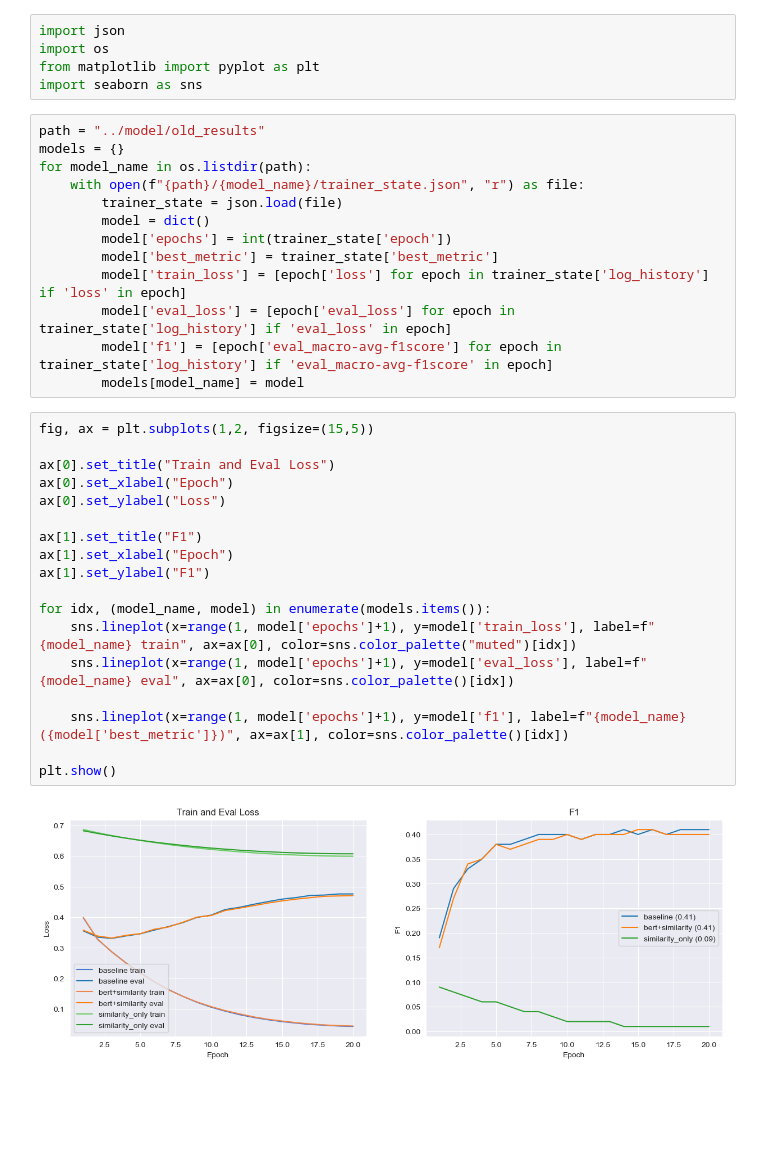
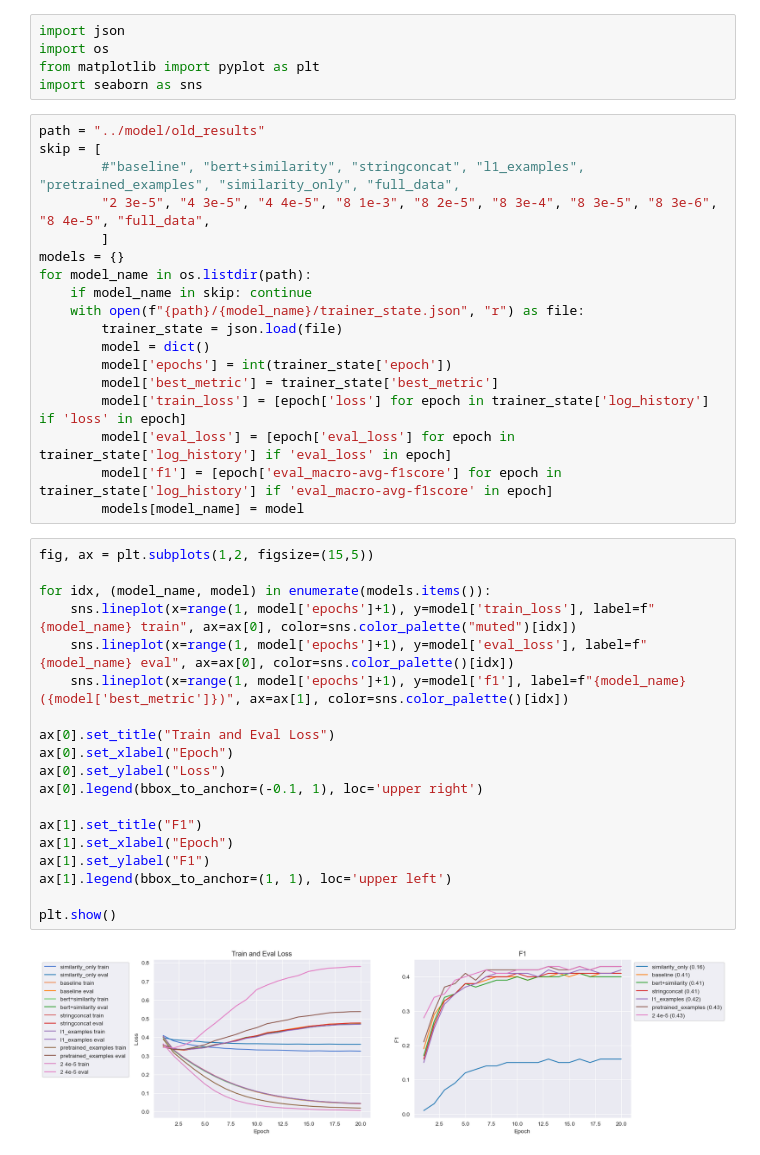
Before and after one commit to su0315/SemEval23_Human_Values_Detection, a Jupyter notebook: model/loss_f1_plot.ipynb, the cells around one changed output. Saved outputs shown, nothing was run; the diff lists cells and outputs as text; blank space fills up the shorter version.

```diff
--- a/model/loss_f1_plot.ipynb
+++ b/model/loss_f1_plot.ipynb
@@ -5,8 +5,13 @@ from matplotlib import pyplot as plt
 import seaborn as sns
 # %%
 path = "../model/old_results"
+skip = [
+        #"baseline", "bert+similarity", "stringconcat", "l1_examples", "pretrained_examples", "similarity_only", "full_data",
+        "2 3e-5", "4 3e-5", "4 4e-5", "8 1e-3", "8 2e-5", "8 3e-4", "8 3e-5", "8 3e-6", "8 4e-5", "full_data",
+        ]
 models = {}
 for model_name in os.listdir(path):
+    if model_name in skip: continue
     with open(f"{path}/{model_name}/trainer_state.json", "r") as file:
         trainer_state = json.load(file)
         model = dict()
@@ -18,21 +23,22 @@ for model_name in os.listdir(path):
         models[model_name] = model
 # %%
 fig, ax = plt.subplots(1,2, figsize=(15,5))
+
+for idx, (model_name, model) in enumerate(models.items()):
+    sns.lineplot(x=range(1, model['epochs']+1), y=model['train_loss'], label=f"{model_name} train", ax=ax[0], color=sns.color_palette("muted")[idx])
+    sns.lineplot(x=range(1, model['epochs']+1), y=model['eval_loss'], label=f"{model_name} eval", ax=ax[0], color=sns.color_palette()[idx])
+    sns.lineplot(x=range(1, model['epochs']+1), y=model['f1'], label=f"{model_name} ({model['best_metric']})", ax=ax[1], color=sns.color_palette()[idx])
 
 ax[0].set_title("Train and Eval Loss")
 ax[0].set_xlabel("Epoch")
 ax[0].set_ylabel("Loss")
+ax[0].legend(bbox_to_anchor=(-0.1, 1), loc='upper right')
 
 ax[1].set_title("F1")
 ax[1].set_xlabel("Epoch")
 ax[1].set_ylabel("F1")
-
-for idx, (model_name, model) in enumerate(models.items()):
-    sns.lineplot(x=range(1, model['epochs']+1), y=model['train_loss'], label=f"{model_name} train", ax=ax[0], color=sns.color_palette("muted")[idx])
-    sns.lineplot(x=range(1, model['epochs']+1), y=model['eval_loss'], label=f"{model_name} eval", ax=ax[0], color=sns.color_palette()[idx])
-
-    sns.lineplot(x=range(1, model['epochs']+1), y=model['f1'], label=f"{model_name} ({model['best_metric']})", ax=ax[1], color=sns.color_palette()[idx])
+ax[1].legend(bbox_to_anchor=(1, 1), loc='upper left')
 
 plt.show()
 # %% [output]
-[figure, old version]
+[figure, new version]
```
Also changed, not shown: 19 other files.
